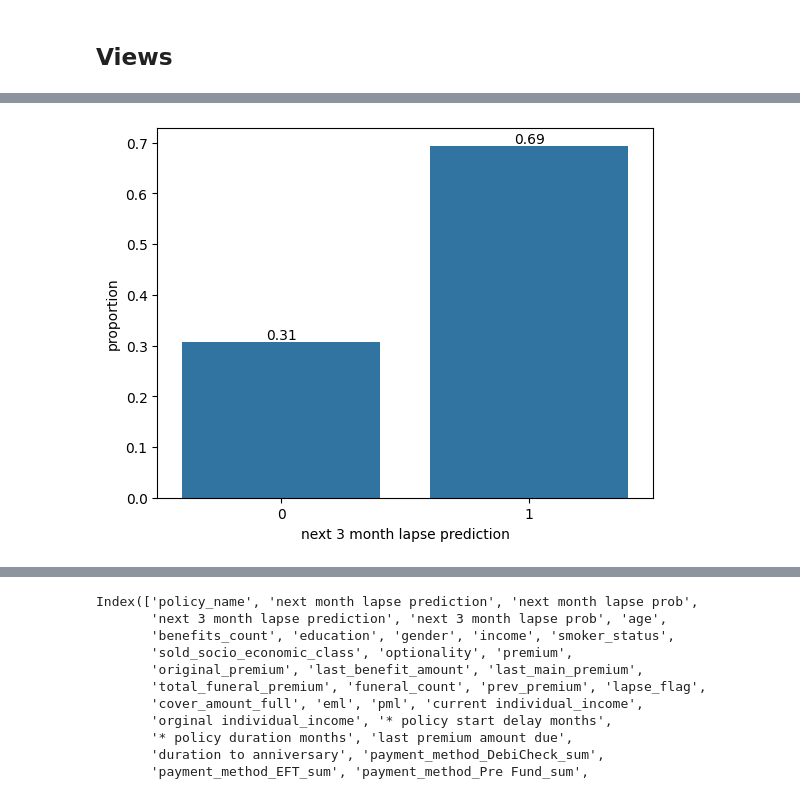
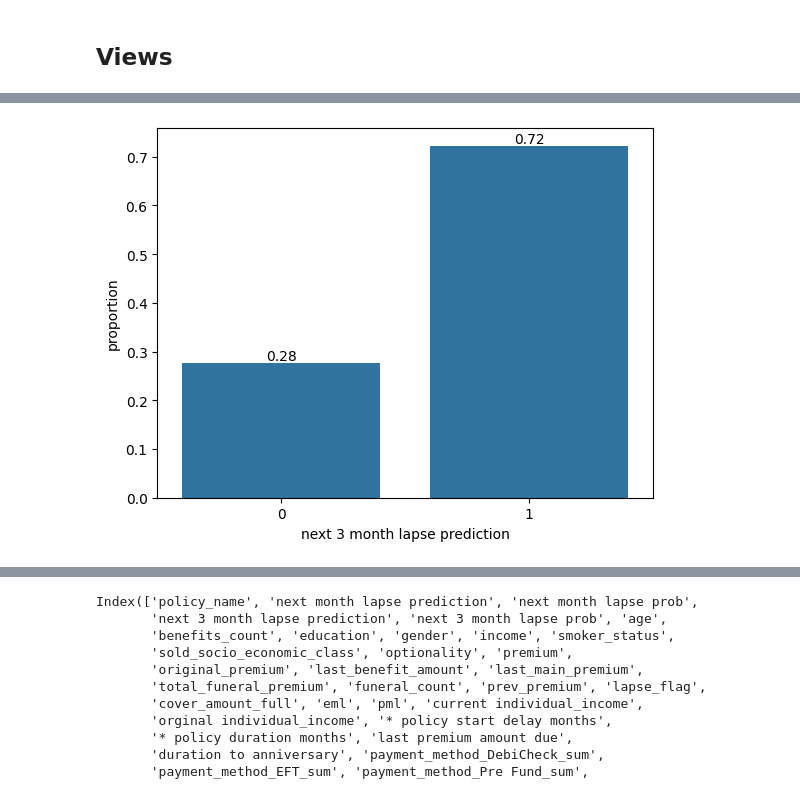
Before and after one commit to Christine-H-code/LapseRate_modeling, a Jupyter notebook: NearFuture/Near_Ftr_Lapse_Models.ipynb, the cells around one changed output, grey strips where cells are left out. Saved outputs shown, nothing was run; the diff lists cells and outputs as text; code cells hidden in the pictures.

Commit message:
redoing for unnecessary columns excluded at data extraction

```diff
--- a/NearFuture/Near_Ftr_Lapse_Models.ipynb
+++ b/NearFuture/Near_Ftr_Lapse_Models.ipynb
@@ -684,0 +684,4 @@ data=pd.DataFrame(pd.read_csv(path+"near_ftr_model_data.csv")).sample(5000)
+# %%
+path = "C:/Users/E1005279/OneDrive - Sanlam Life Insurance Limited/MWL/Lapse Rate Projections/Data/Pipeline_test/"
+
+data = pd.DataFrame(pd.read_csv(path+"near_ftr_model_data.csv"))
@@ -686,7 +706,7 @@ data=pd.DataFrame(pd.read_csv(path+"near_ftr_model_data.csv")).sample(5000)
 scale = StandardScaler()
 data_s=data.copy()
 scale_cols=['age', 'benefits_count', 'income',
-       'premium','original_premium', 'last_benefit_amount', 'last_main_premium',
+       'premium','original_premium', 'last_benefit_amount',
        'total_funeral_premium', 'funeral_count', 'prev_premium',
        'cover_amount_full', 'eml', 'pml', 'current individual_income',
        'orginal individual_income', '* policy start delay months',
@@ -1033,16 +1073,16 @@ def bar_comp(df,category, split):
 # %% [markdown]
 ## Views
 # %%
-path="C:/Users/E1005279/OneDrive - Sanlam Life Insurance Limited/MWL/Lapse Rate Projections/Data/NearFuture/"
-scored_data=pd.DataFrame(pd.read_csv(path+"scored_data_nearftr.csv"))
-
+path="C:/Users/E1005279/OneDrive - Sanlam Life Insurance Limited/MWL/Lapse Rate Projections/Data/Pipeline_test/"
+#scored_data=pd.DataFrame(pd.read_csv(path+"scored_data_nearftr.csv"))
+scored_data=new_data
 data_o=pd.DataFrame(pd.read_csv(path+"near_ftr_model_data.csv"))
 # %%
 data = multi_data_ops(file_list=[],df1=scored_data, df2=data_o)
 data.df_merged=data.merging(on='policy_name', how='inner', df_left=data.df1, df_right=data.df2,col_left=['policy_name','next month lapse prediction', 'next month lapse prob','next 3 month lapse prediction', 'next 3 month lapse prob'], col_right=['age', 'benefits_count', 'education',
            'gender', 'income', 'smoker_status', 'sold_socio_economic_class',
            'optionality', 'premium',
-            'original_premium','last_benefit_amount', 'last_main_premium',
+            'original_premium','last_benefit_amount',
            'total_funeral_premium', 'funeral_count',
            'prev_premium', 'lapse_flag', 'cover_amount_full',
             'eml', 'pml', 'current individual_income',
@@ -1078,15 +1128,15 @@ KeyboardInterrupt:
 # %%
-
+next_lapse_pred_df = data.df_merged[data.df_merged['next month lapse prediction']==1]
 sns.barplot(data=next_lapse_pred_df['next 3 month lapse prediction'].value_counts(normalize=True).rename('proportion').reset_index(),x='next 3 month lapse prediction',y='proportion')
 for p in plt.gca().patches:
         plt.gca().annotate(f'{p.get_height():.2f}',
                            (p.get_x() + p.get_width() / 2., p.get_height()),
                            ha='center', va='center',
                            fontsize=10, color='black',
                            xytext=(0, 5),
                            textcoords='offset points')
 # %% [output]
-[figure, old version]
+[figure, new version]
 # %%
 cat=  target+' prediction'
 split='lapse_flag'
```
Also changed, not shown: parts of 17 cells of this notebook, 4 other files.
